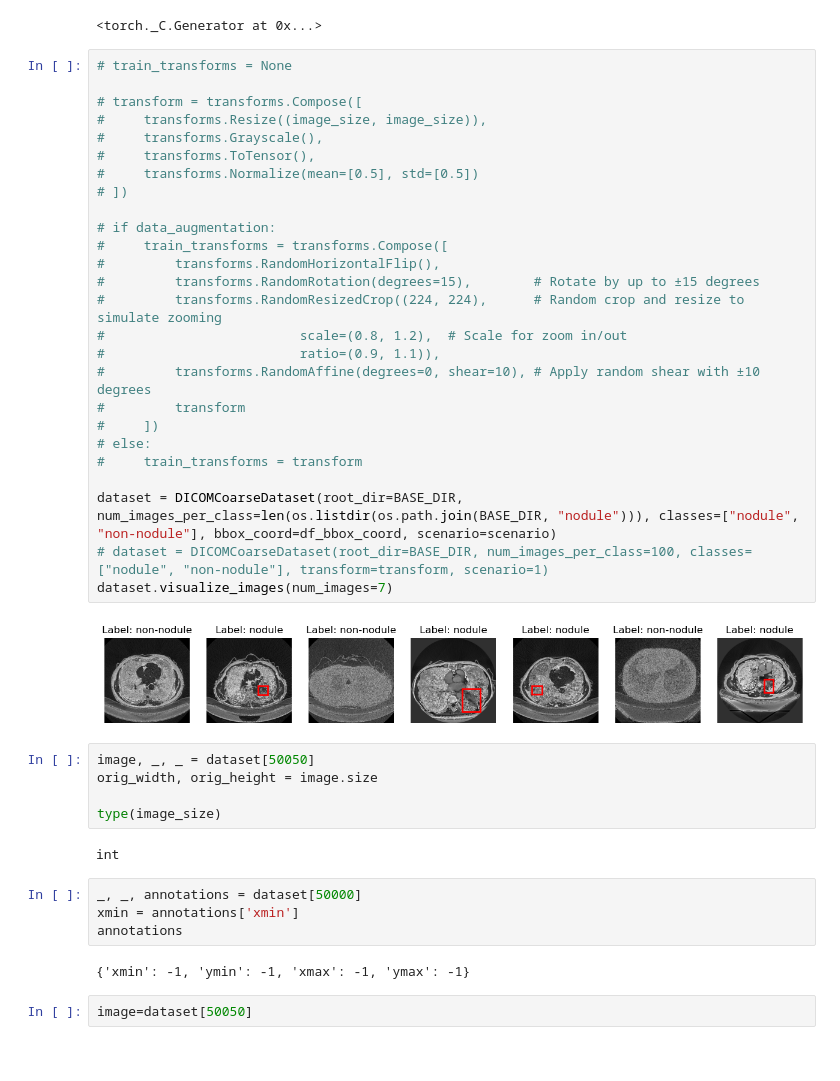
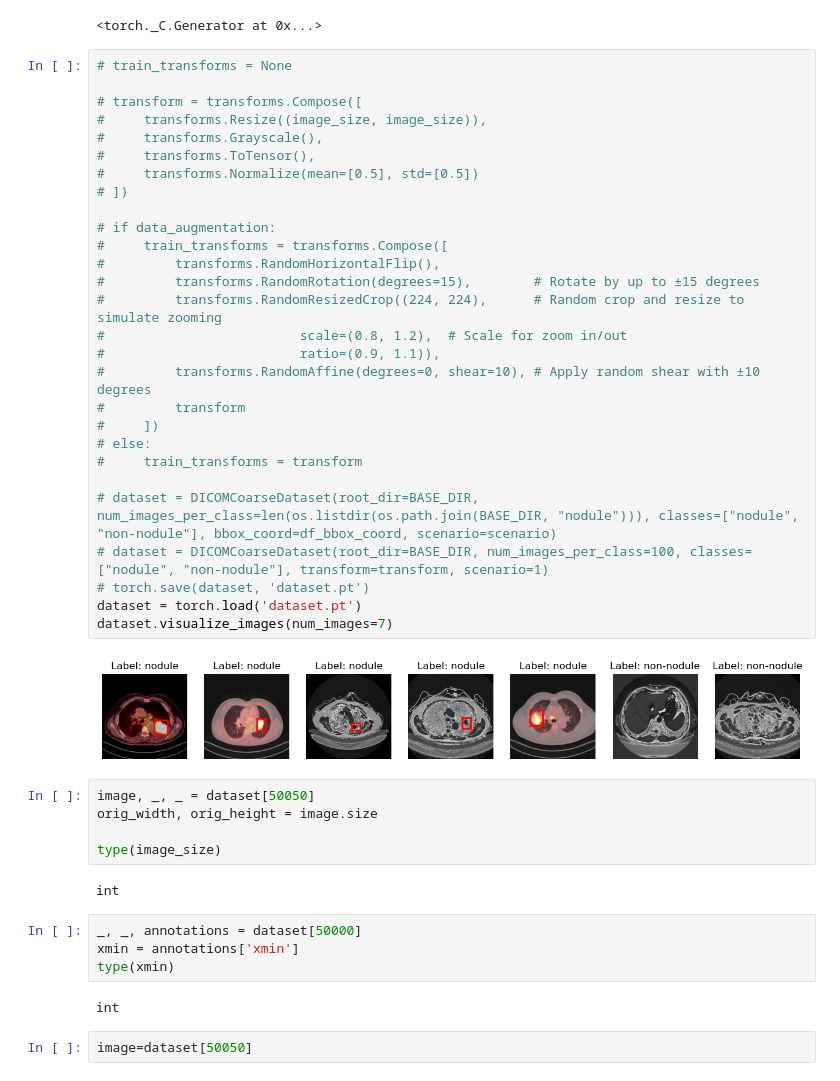
Before and after one commit to DominikHahn1407/Masterarbeit, a Jupyter notebook: Christoph/Object_Detection/capsnet_coarse_original.ipynb, the cells around one changed output. Cells and saved outputs as stored; diff of their text form.

```diff
--- a/Christoph/Object_Detection/capsnet_coarse_original.ipynb
+++ b/Christoph/Object_Detection/capsnet_coarse_original.ipynb
@@ -33,31 +33,33 @@ torch.manual_seed(seed)
 # %%
 # train_transforms = None
 
 # transform = transforms.Compose([
 #     transforms.Resize((image_size, image_size)),
 #     transforms.Grayscale(),
 #     transforms.ToTensor(),
 #     transforms.Normalize(mean=[0.5], std=[0.5])
 # ])
 
 # if data_augmentation:
 #     train_transforms = transforms.Compose([
 #         transforms.RandomHorizontalFlip(),
 #         transforms.RandomRotation(degrees=15),        # Rotate by up to ±15 degrees
 #         transforms.RandomResizedCrop((224, 224),      # Random crop and resize to simulate zooming
 #                         scale=(0.8, 1.2),  # Scale for zoom in/out
 #                         ratio=(0.9, 1.1)),
 #         transforms.RandomAffine(degrees=0, shear=10), # Apply random shear with ±10 degrees
 #         transform
 #     ])
 # else:
 #     train_transforms = transform
 
-dataset = DICOMCoarseDataset(root_dir=BASE_DIR, num_images_per_class=len(os.listdir(os.path.join(BASE_DIR, "nodule"))), classes=["nodule", "non-nodule"], bbox_coord=df_bbox_coord, scenario=scenario)
+# dataset = DICOMCoarseDataset(root_dir=BASE_DIR, num_images_per_class=len(os.listdir(os.path.join(BASE_DIR, "nodule"))), classes=["nodule", "non-nodule"], bbox_coord=df_bbox_coord, scenario=scenario)
 # dataset = DICOMCoarseDataset(root_dir=BASE_DIR, num_images_per_class=100, classes=["nodule", "non-nodule"], transform=transform, scenario=1)
+# torch.save(dataset, 'dataset.pt')
+dataset = torch.load('dataset.pt')
 dataset.visualize_images(num_images=7)
 # %% [output]
-[figure, old version]
+[figure, new version]
 # %%
 image, _, _ = dataset[50050]
 orig_width, orig_height = image.size
@@ -68,9 +70,9 @@ int
 # %%
 _, _, annotations = dataset[50000]
 xmin = annotations['xmin']
-annotations
+type(xmin)
 # %% [output]
-{'xmin': -1, 'ymin': -1, 'xmax': -1, 'ymax': -1}
+int
 # %%
 image=dataset[50050]
 # %%
```
Also changed, not shown: parts of 7 cells of this notebook, 2 other files.
